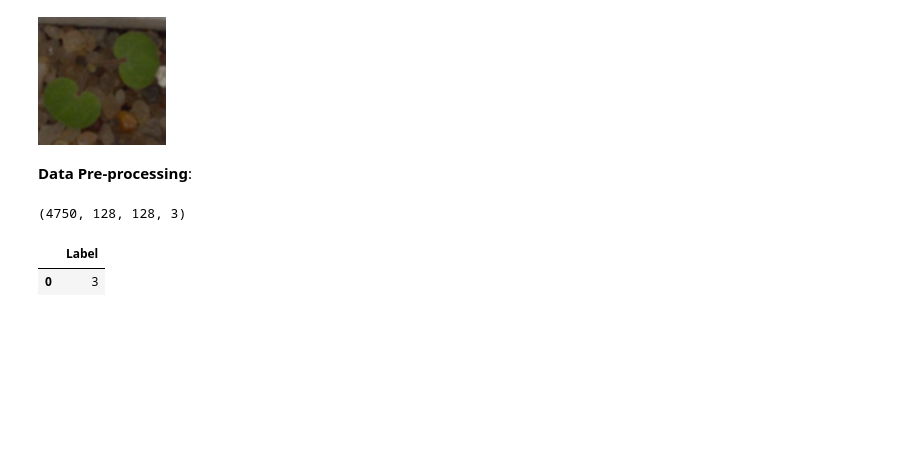
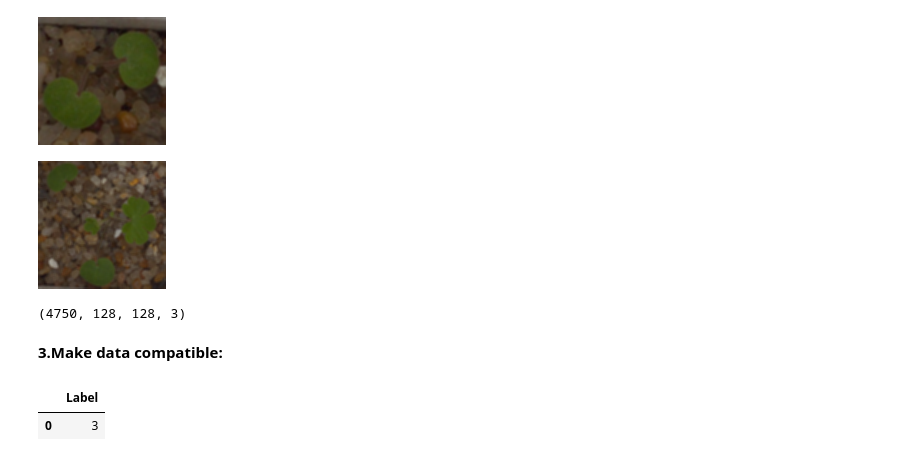
Before and after one commit to ersimbu89/AIMLProjects, a Jupyter notebook: 0310_CV1_Silambarasan.ipynb, the cells around one changed output. Saved outputs shown, nothing was run; the diff lists cells and outputs as text; code cells hidden in the pictures; blank space fills up the shorter version.

```diff
--- a/0310_CV1_Silambarasan.ipynb
+++ b/0310_CV1_Silambarasan.ipynb
@@ -178,8 +181,10 @@ plt.imshow(X_blur[491])
 cv2_imshow(X_blur[490])
 # %% [output]
 [figure]
-# %% [markdown]
-**Data Pre-processing**:
+# %%
+cv2_imshow(X_blur[491])
+# %% [output]
+[figure, added]
 # %%
 # Creating X - copy of blured images
 # Convert data type of X to float
@@ -191,6 +196,8 @@ X /= 255.0
 X.shape
 # %% [output]
 (4750, 128, 128, 3)
+# %% [markdown]
+**3.Make data compatible:**
 # %%
 # Converting categorical variable into numerical variable
 # Define Target class variable
```
Also changed, not shown: parts of 7 cells of this notebook.
